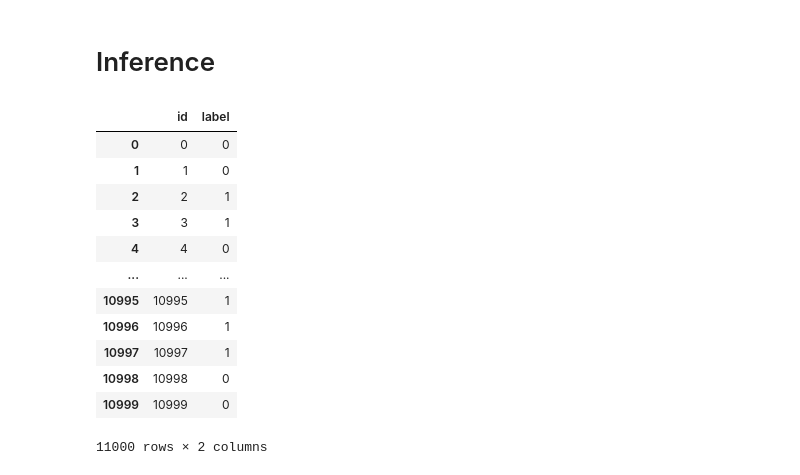
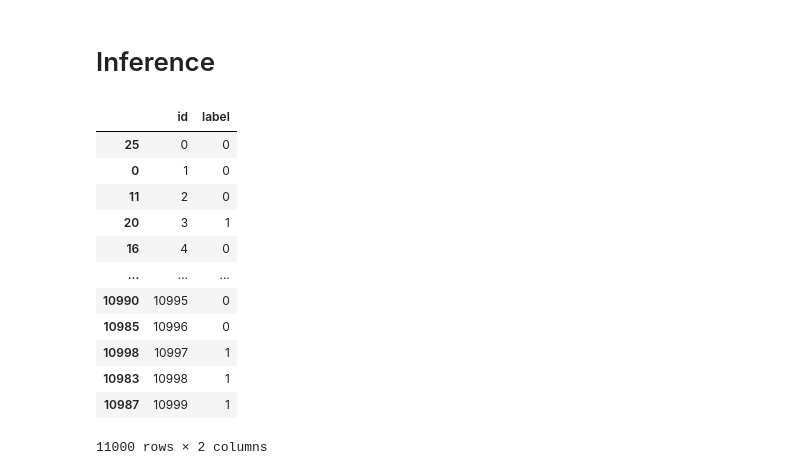
Before and after one commit to nlgkhoi/aalto-snlp-project-spring-2024, a Jupyter notebook: rnn.ipynb, the cells around one changed output. Saved outputs shown, nothing was run; the diff lists cells and outputs as text; code cells hidden in the pictures.

```diff
--- a/rnn.ipynb
+++ b/rnn.ipynb
@@ -154,6 +154,7 @@ def collate(list_of_samples):
 	src_seq_lengths, indices = torch.sort(torch.tensor(src_seq_lengths), descending=True)
 	src_seqs = src_seqs[:, indices]
 	tgt_labels = tgt_labels[indices]
+	ids = [ids[i] for i in indices]
 
 	return src_seqs, src_seq_lengths.tolist(), tgt_labels, ids
 # %%
@@ -818,39 +819,39 @@ testloader = DataLoader(dataset=testset, batch_size=1, shuffle=False, collate_fn
 # %%
 # do inference on test set and save the results into csv file
 def test_inference(lstm, output_filename='submission.csv', testset=testset):
-    testloader = DataLoader(dataset=testset, batch_size=1, shuffle=False, collate_fn=collate, pin_memory=True)
+    testloader = DataLoader(dataset=testset, batch_size=32, shuffle=False, collate_fn=collate, pin_memory=True)
     out = []
     indices = []
     for i, (src_seqs, src_seq_lengths, tgt_labels, ids) in enumerate(testloader):
         out_seqs = classify(lstm, src_seqs, src_seq_lengths)
         try:
             out.extend(out_seqs.squeeze().cpu().numpy())
         except:
             out.append(out_seqs.squeeze().cpu().numpy())
         indices.extend(ids)
     df = pd.DataFrame({'id': indices, 'label': out})
     # convert label to int
     df['label'] = df['label'].astype(int)
     # sort by id
     df = df.sort_values(by='id')
     df.to_csv(output_filename, index=False)
     return df
 
 test_inference(lstm_glove, output_filename='dev_inference.csv', testset=valset)
 # test_inference(lstm_glove, output_filename='submission.csv', testset=testset)
 # %% [output]
 |  | id | label |
-| 0 | 0 | 0 |
-| 1 | 1 | 0 |
-| 2 | 2 | 1 |
-| 3 | 3 | 1 |
-| 4 | 4 | 0 |
+| 25 | 0 | 0 |
+| 0 | 1 | 0 |
+| 11 | 2 | 0 |
+| 20 | 3 | 1 |
+| 16 | 4 | 0 |
 | ... | ... | ... |
-| 10995 | 10995 | 1 |
-| 10996 | 10996 | 1 |
-| 10997 | 10997 | 1 |
-| 10998 | 10998 | 0 |
-| 10999 | 10999 | 0 |
+| 10990 | 10995 | 0 |
+| 10985 | 10996 | 0 |
+| 10998 | 10997 | 1 |
+| 10983 | 10998 | 1 |
+| 10987 | 10999 | 1 |
 11000 rows × 2 columns
 # %%
 # import precision_score, recall_score, f1_score
```
Also changed, not shown: parts of 1 cell of this notebook.
